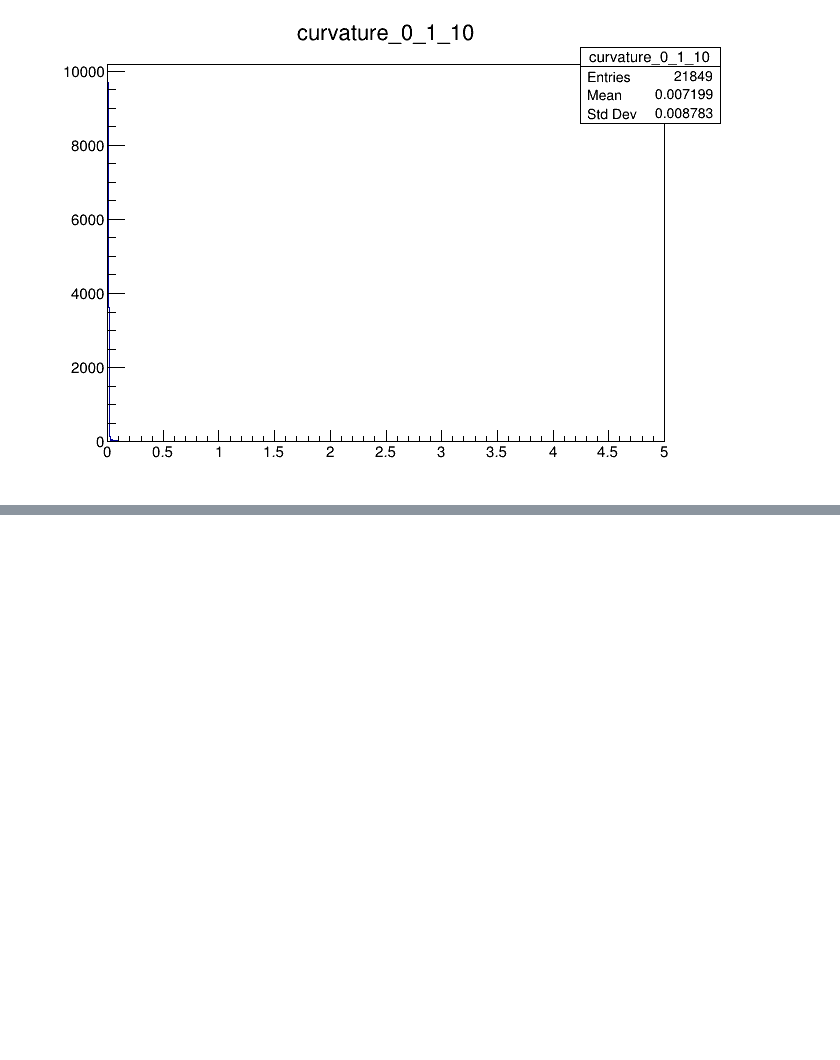
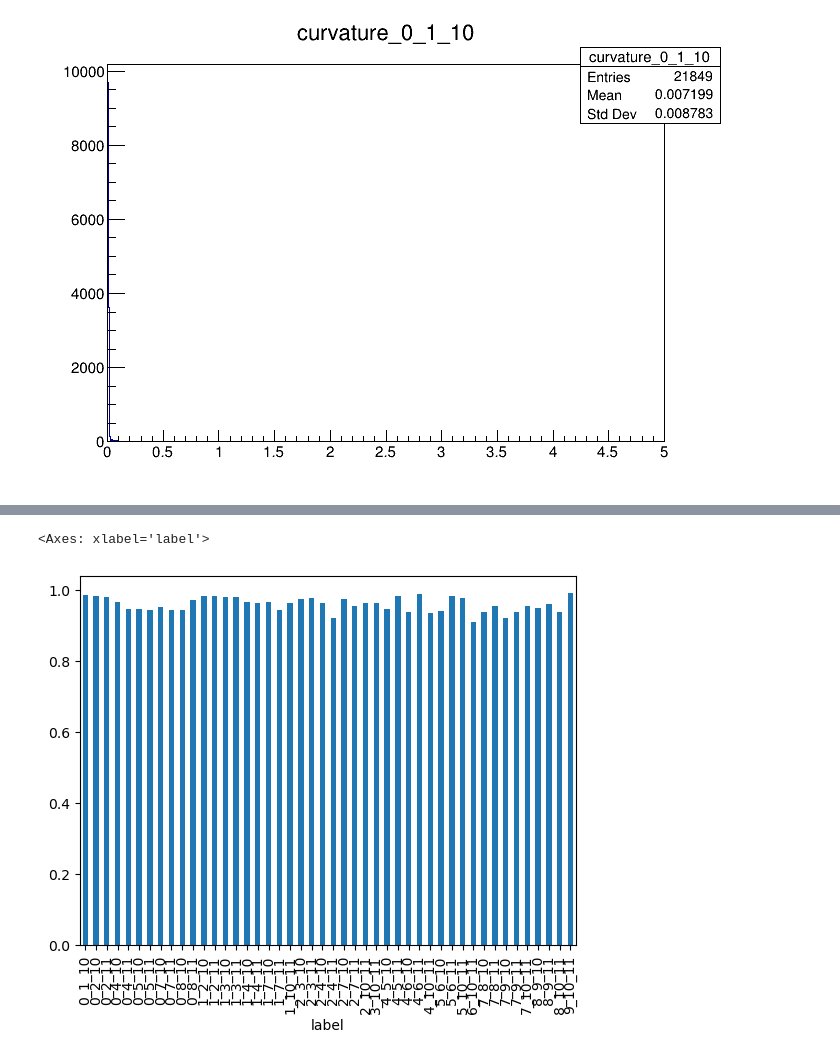
Before and after one commit to CarstenHensel/CAStripTools, a Jupyter notebook: HitAnalyzer.ipynb, the cells around one changed output, grey strips where cells are left out. Cells and saved outputs as stored; diff of their text form; code cells hidden in the pictures; blank space fills up the shorter version.

```diff
--- a/HitAnalyzer.ipynb
+++ b/HitAnalyzer.ipynb
@@ -103,0 +161,5 @@ c.Draw()
+# %%
+df.loc[(df["cut"]=="dca") & ((df["layer 2"] == 10) | (df["layer 2"] == 11) | (df["layer 3"] == 10) | (df["layer 3"] == 11)),"FoM efficiency"].plot.bar()
+# %% [output]
+<Axes: xlabel='label'>
+[figure, added]
```
Also changed, not shown: parts of 8 cells of this notebook.
